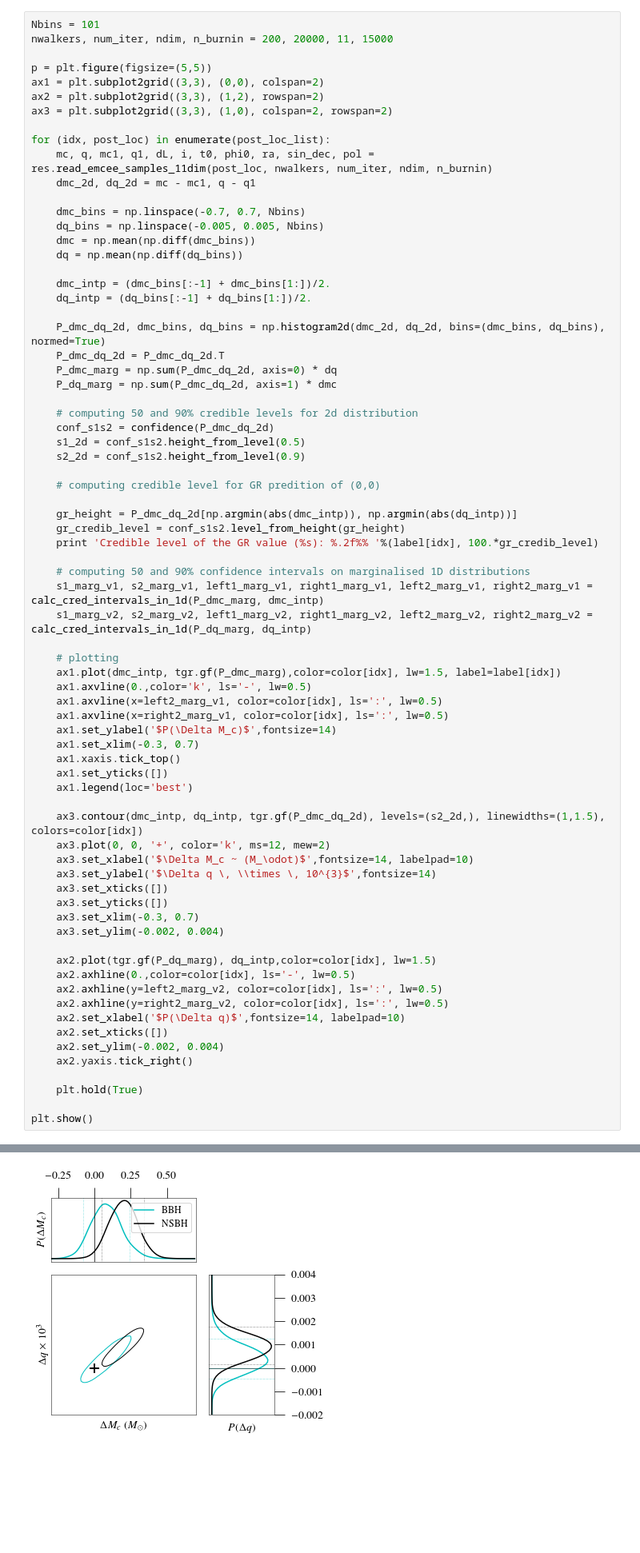
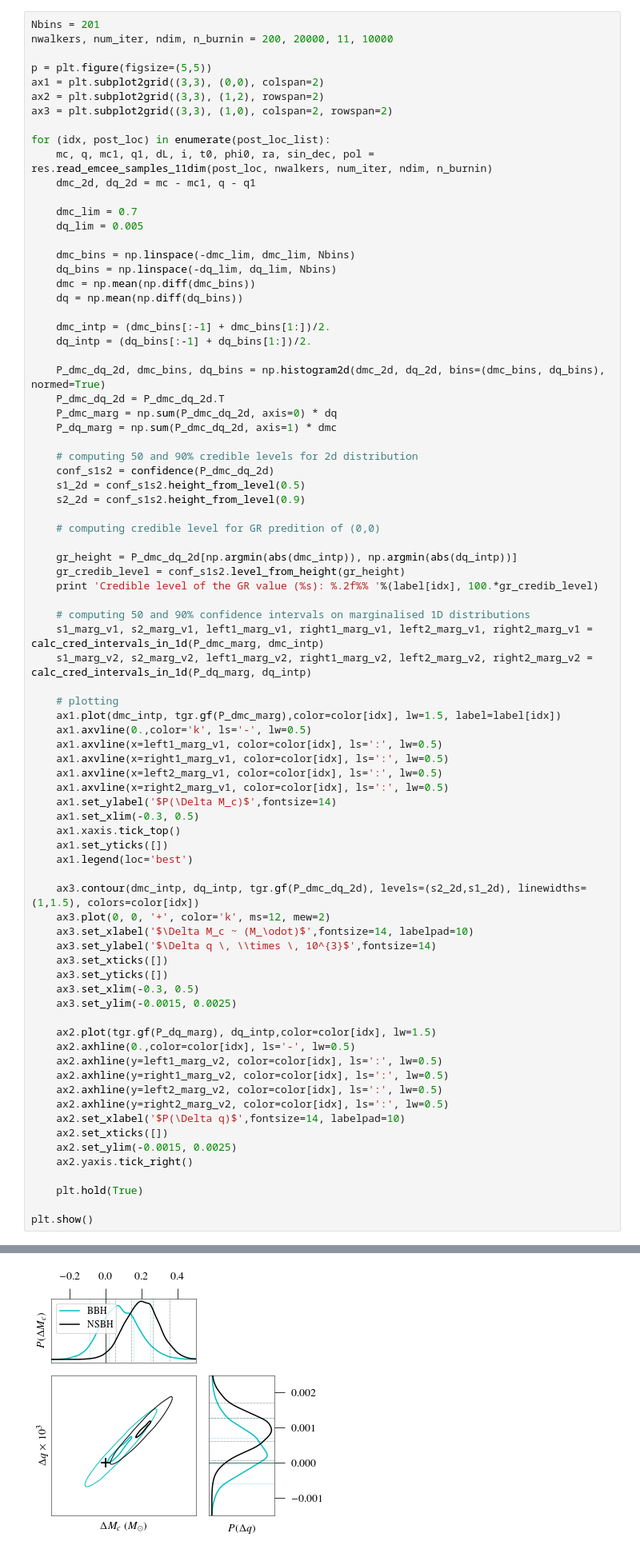
Before and after one commit to abhirup-ghosh/gr_consistency_highermodes, a Jupyter notebook: notebooks/sxs_nsbh_bbh_tgr.ipynb, the cells around one changed output, grey strips where cells are left out. Shown at 80% size. Saved outputs shown, nothing was run; the diff lists cells and outputs as text; blank space fills up the shorter version.

```diff
--- a/notebooks/sxs_nsbh_bbh_tgr.ipynb
+++ b/notebooks/sxs_nsbh_bbh_tgr.ipynb
@@ -79,8 +83,8 @@ label=['BBH', 'NSBH']
 # %% [markdown]
 ## Plotting (dMc, dq) plots
 # %%
-Nbins = 101
-nwalkers, num_iter, ndim, n_burnin = 200, 20000, 11, 15000
+Nbins = 201
+nwalkers, num_iter, ndim, n_burnin = 200, 20000, 11, 10000
 
 p = plt.figure(figsize=(5,5))
 ax1 = plt.subplot2grid((3,3), (0,0), colspan=2)
@@ -91,8 +95,11 @@ for (idx, post_loc) in enumerate(post_loc_list):
     mc, q, mc1, q1, dL, i, t0, phi0, ra, sin_dec, pol = res.read_emcee_samples_11dim(post_loc, nwalkers, num_iter, ndim, n_burnin)
     dmc_2d, dq_2d = mc - mc1, q - q1
 
-    dmc_bins = np.linspace(-0.7, 0.7, Nbins)
-    dq_bins = np.linspace(-0.005, 0.005, Nbins)
+    dmc_lim = 0.7
+    dq_lim = 0.005
+
+    dmc_bins = np.linspace(-dmc_lim, dmc_lim, Nbins)
+    dq_bins = np.linspace(-dq_lim, dq_lim, Nbins)
     dmc = np.mean(np.diff(dmc_bins))
     dq = np.mean(np.diff(dq_bins))
 
@@ -122,30 +129,34 @@ for (idx, post_loc) in enumerate(post_loc_list):
     # plotting
     ax1.plot(dmc_intp, tgr.gf(P_dmc_marg),color=color[idx], lw=1.5, label=label[idx])
     ax1.axvline(0.,color='k', ls='-', lw=0.5)
+    ax1.axvline(x=left1_marg_v1, color=color[idx], ls=':', lw=0.5)
+    ax1.axvline(x=right1_marg_v1, color=color[idx], ls=':', lw=0.5)
     ax1.axvline(x=left2_marg_v1, color=color[idx], ls=':', lw=0.5)
     ax1.axvline(x=right2_marg_v1, color=color[idx], ls=':', lw=0.5)
     ax1.set_ylabel('$P(\Delta M_c)$',fontsize=14)
-    ax1.set_xlim(-0.3, 0.7)
+    ax1.set_xlim(-0.3, 0.5)
     ax1.xaxis.tick_top()
     ax1.set_yticks([])
     ax1.legend(loc='best')
 
-    ax3.contour(dmc_intp, dq_intp, tgr.gf(P_dmc_dq_2d), levels=(s2_2d,), linewidths=(1,1.5), colors=color[idx])
+    ax3.contour(dmc_intp, dq_intp, tgr.gf(P_dmc_dq_2d), levels=(s2_2d,s1_2d), linewidths=(1,1.5), colors=color[idx])
     ax3.plot(0, 0, '+', color='k', ms=12, mew=2)
     ax3.set_xlabel('$\Delta M_c ~ (M_\odot)$',fontsize=14, labelpad=10)
     ax3.set_ylabel('$\Delta q \, \\times \, 10^{3}$',fontsize=14)
     ax3.set_xticks([])
     ax3.set_yticks([])
-    ax3.set_xlim(-0.3, 0.7)
-    ax3.set_ylim(-0.002, 0.004)
+    ax3.set_xlim(-0.3, 0.5)
+    ax3.set_ylim(-0.0015, 0.0025)
 
     ax2.plot(tgr.gf(P_dq_marg), dq_intp,color=color[idx], lw=1.5)
     ax2.axhline(0.,color=color[idx], ls='-', lw=0.5)
+    ax2.axhline(y=left1_marg_v2, color=color[idx], ls=':', lw=0.5)
+    ax2.axhline(y=right1_marg_v2, color=color[idx], ls=':', lw=0.5)
     ax2.axhline(y=left2_marg_v2, color=color[idx], ls=':', lw=0.5)
     ax2.axhline(y=right2_marg_v2, color=color[idx], ls=':', lw=0.5)
     ax2.set_xlabel('$P(\Delta q)$',fontsize=14, labelpad=10)
     ax2.set_xticks([])
-    ax2.set_ylim(-0.002, 0.004)
+    ax2.set_ylim(-0.0015, 0.0025)
     ax2.yaxis.tick_right()
 
     plt.hold(True)
@@ -159 +170 @@ Credible level of the GR value (NSBH): 99.34%
-[figure, old version]
+[figure, new version]
```
Also changed, not shown: parts of 3 cells of this notebook.
